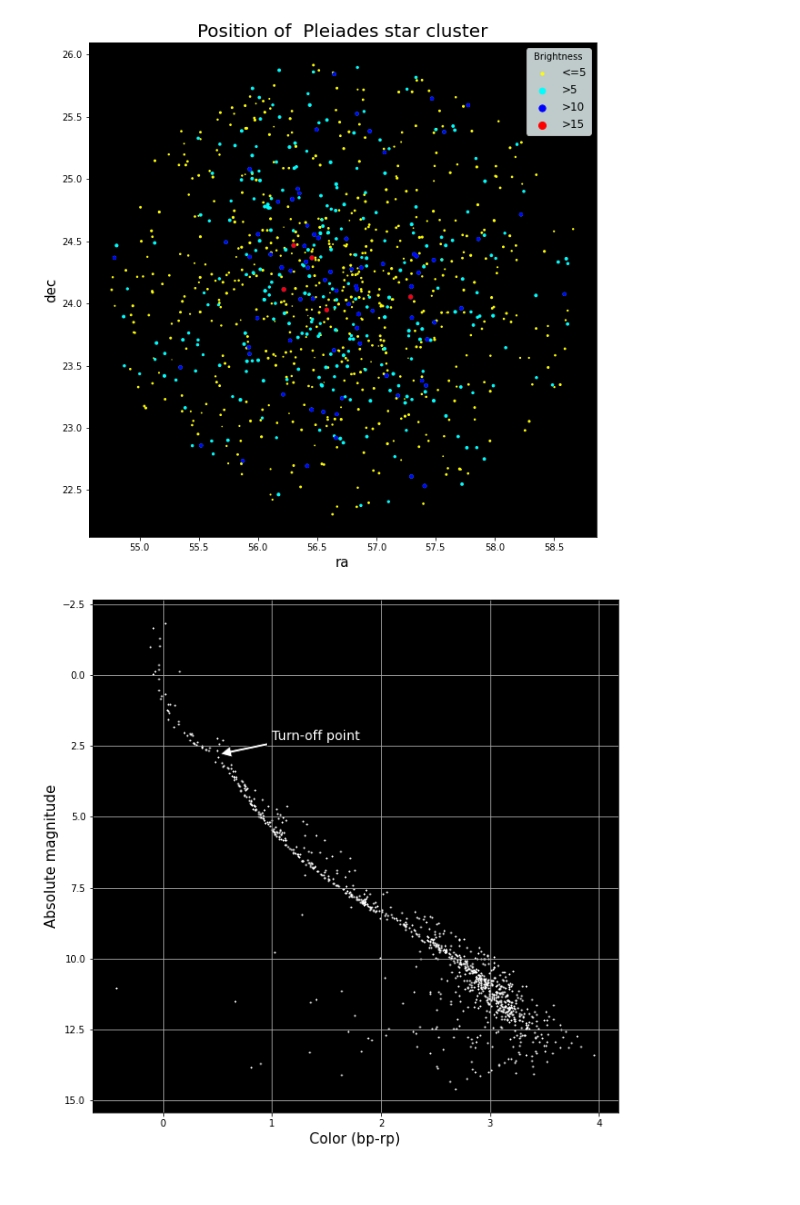
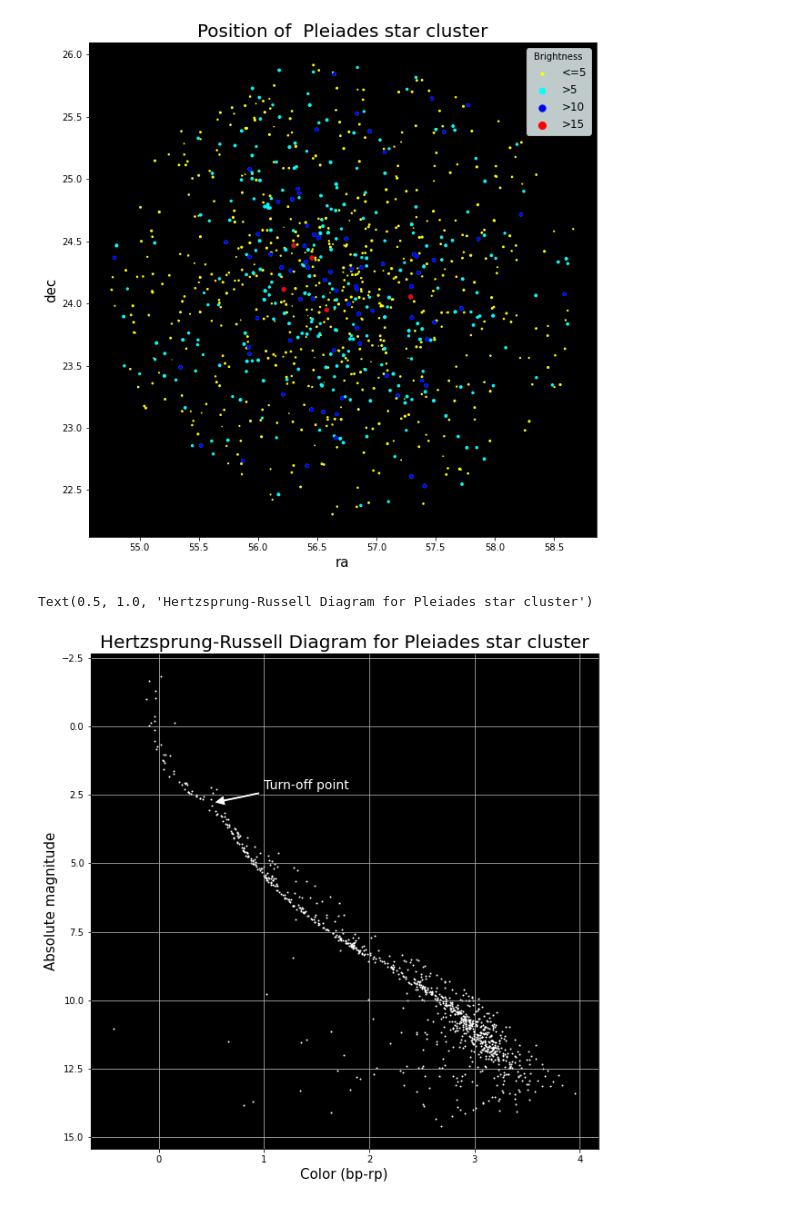
Before and after one commit to ShreyanshIITK20/Computational-Astronomy, a Jupyter notebook: Final-Project/Final project .ipynb, the cells around one changed output. Cells and saved outputs as stored; diff of their text form; code cells hidden in the pictures.

```diff
--- a/Final-Project/Final project .ipynb
+++ b/Final-Project/Final project .ipynb
@@ -90,13 +90,15 @@ plt.legend(markerscale=2,fontsize=12,facecolor="azure",title="Brightness")
 # %%
 #QUESTION 4
 plt.figure(figsize=(10,10))
 ax = plt.axes()
 ax.set_facecolor('black')
 plt.gca().invert_yaxis()
 plt.scatter(df['bp_rp'],M,color='white',s=1)
 plt.xlabel('Color (bp-rp)',size=15)
 plt.ylabel('Absolute magnitude',size=15)
 plt.annotate('Turn-off point',xy=(0.5,2.8),xytext=(1,2.3),arrowprops = dict(width=3,facecolor ='white',shrink = 0.05),fontsize=14,color='white')
 plt.grid()
+plt.title('Hertzsprung-Russell Diagram for Pleiades star cluster',size=20)
 # %% [output]
+Text(0.5, 1.0, 'Hertzsprung-Russell Diagram for Pleiades star cluster')
-[figure, old version]
+[figure, new version]
```
